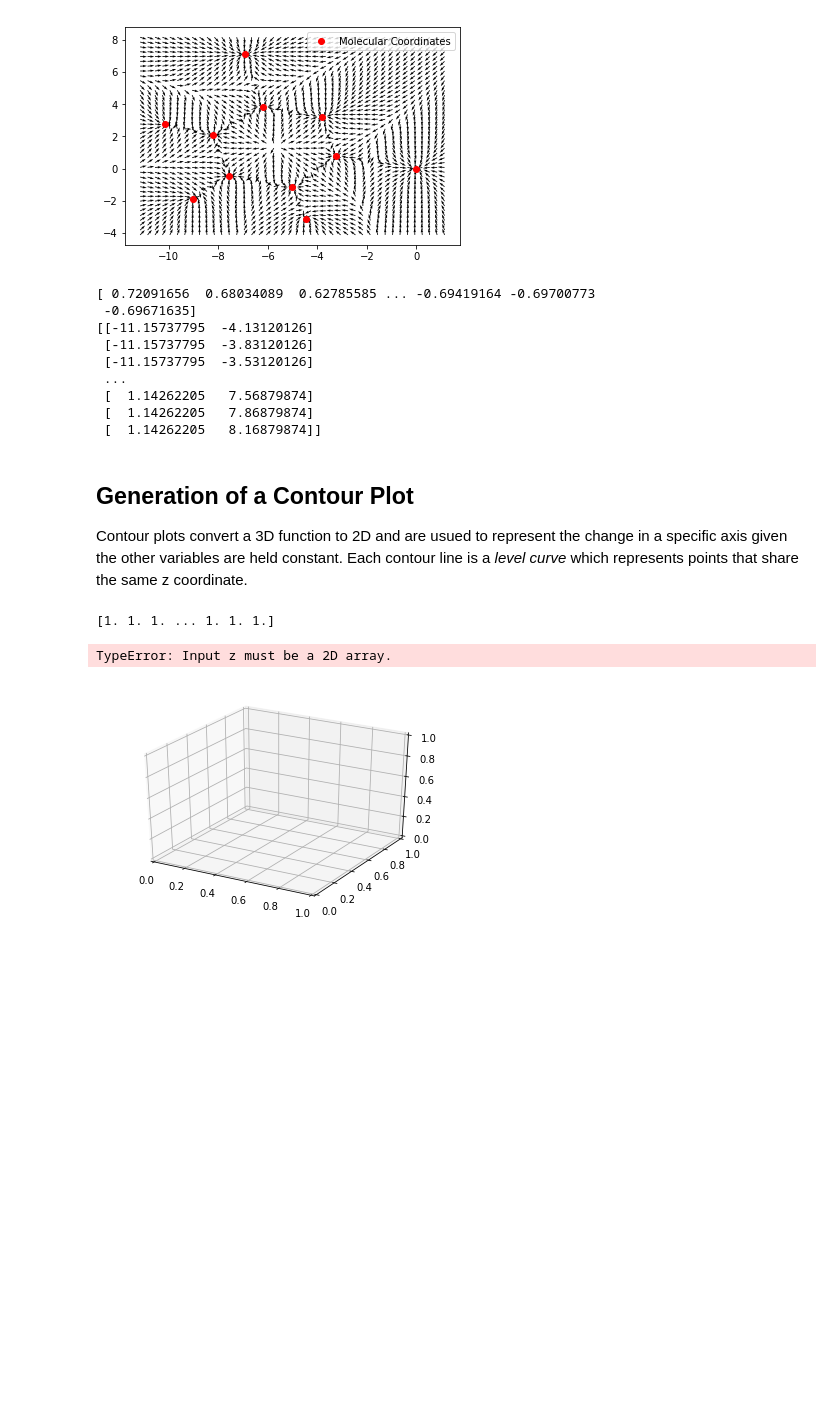
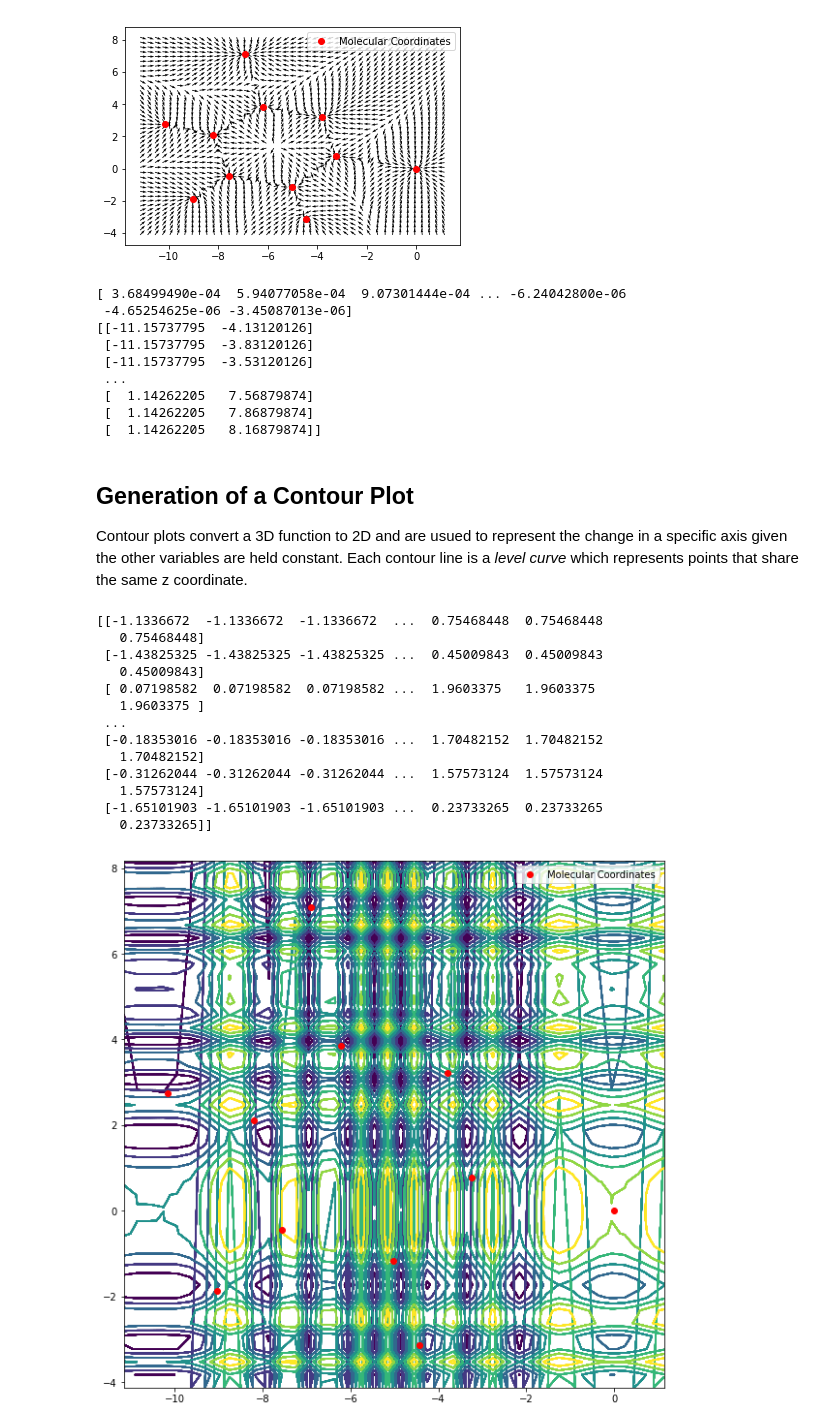
Before and after one commit to theochem/chemtools, a Jupyter notebook: examples/plotting/2D_Plotting_Gradient.ipynb, the cells around one changed output. Saved outputs shown, nothing was run; the diff lists cells and outputs as text; code cells hidden in the pictures; blank space fills up the shorter version.

Commit message:
added contour plot, visualizes, but currently incorrect

````diff
--- a/examples/plotting/2D_Plotting_Gradient.ipynb
+++ b/examples/plotting/2D_Plotting_Gradient.ipynb
@@ -65,7 +65,7 @@ a * u *(1-cos(x))           cos(x) + u^2 *(1-cos(x))   -a *sin(x)
 -u * sin(x)                 a * sin(x)              cos(x)
 ```
 # %%
-v1, v2 = coord[1] - coord[0], molCoord[2] - coord[0]
+v1, v2 = coord[1] - coord[0], coord[2] - coord[0]
 normal = np.cross(v1, v2)
 normal /= np.linalg.norm(normal)
 
@@ -171,8 +179,8 @@ plt.show()
 print(rot_proj_gradients[:,1])
 print(grid_2d)
 # %% [output]
-[ 0.72091656  0.68034089  0.62785585 ... -0.69419164 -0.69700773
- -0.69671635]
+[ 3.68499490e-04  5.94077058e-04  9.07301444e-04 ... -6.24042800e-06
+ -4.65254625e-06 -3.45087013e-06]
 [[-11.15737795  -4.13120126]
  [-11.15737795  -3.83120126]
  [-11.15737795  -3.53120126]
@@ -184,24 +192,38 @@ print(grid_2d)
 ## Generation of a Contour Plot
 
 Contour plots convert a 3D function to 2D and are usued to represent the change in a specific axis given the other variables are held constant. Each contour line is a *level curve* which represents points that share the same z coordinate.
-# %%
-
-#plt.contour(grid_2d[:, 0], grid_2d[:, 1], zdir='x')
-def f(x,y):
-   return np.sqrt(x** 2 + y**2)
-
-
-x = rot_proj_gradients[:,0]
-y = rot_proj_gradients[:,1]
-z = f(x,y)
-z = np.array(z)
-print(z)
-
-contour = plt.figure()
-ax = plt.axes(projection='3d')
-ax.contour3D(x,y,z, cmap='binary')
-plt.show()
-# %% [output]
-[1. 1. 1. ... 1. 1. 1.]
-TypeError: Input z must be a 2D array.
-[figure, removed]
+# %%
+
+#plt.contour(grid_2d[:, 0], grid_2d[:, 1], zdir='x')
+
+x= grid_2d[:,0]
+y = grid_2d[:,1]
+
+X, Y = np.meshgrid(x, y)
+Z = np.sin(X**2) + np.cos(Y**2)
+
+
+print(Z)
+
+plt.figure(figsize=(10,10))
+plt.plot(rot_coords[:, 0], rot_coords[:, 1], "ro", label="Molecular Coordinates")
+plt.legend()
+plt.contour(x,y,Z, )
+#plt.contourf(X,Y,Z, cmap='Reds')
+
+plt.show()
+# %% [output]
+[[-1.1336672  -1.1336672  -1.1336672  ...  0.75468448  0.75468448
+   0.75468448]
+ [-1.43825325 -1.43825325 -1.43825325 ...  0.45009843  0.45009843
+   0.45009843]
+ [ 0.07198582  0.07198582  0.07198582 ...  1.9603375   1.9603375
+   1.9603375 ]
+ ...
+ [-0.18353016 -0.18353016 -0.18353016 ...  1.70482152  1.70482152
+   1.70482152]
+ [-0.31262044 -0.31262044 -0.31262044 ...  1.57573124  1.57573124
+   1.57573124]
+ [-1.65101903 -1.65101903 -1.65101903 ...  0.23733265  0.23733265
+   0.23733265]]
+[figure, added]
````
Also changed, not shown: parts of 1 cell of this notebook.
